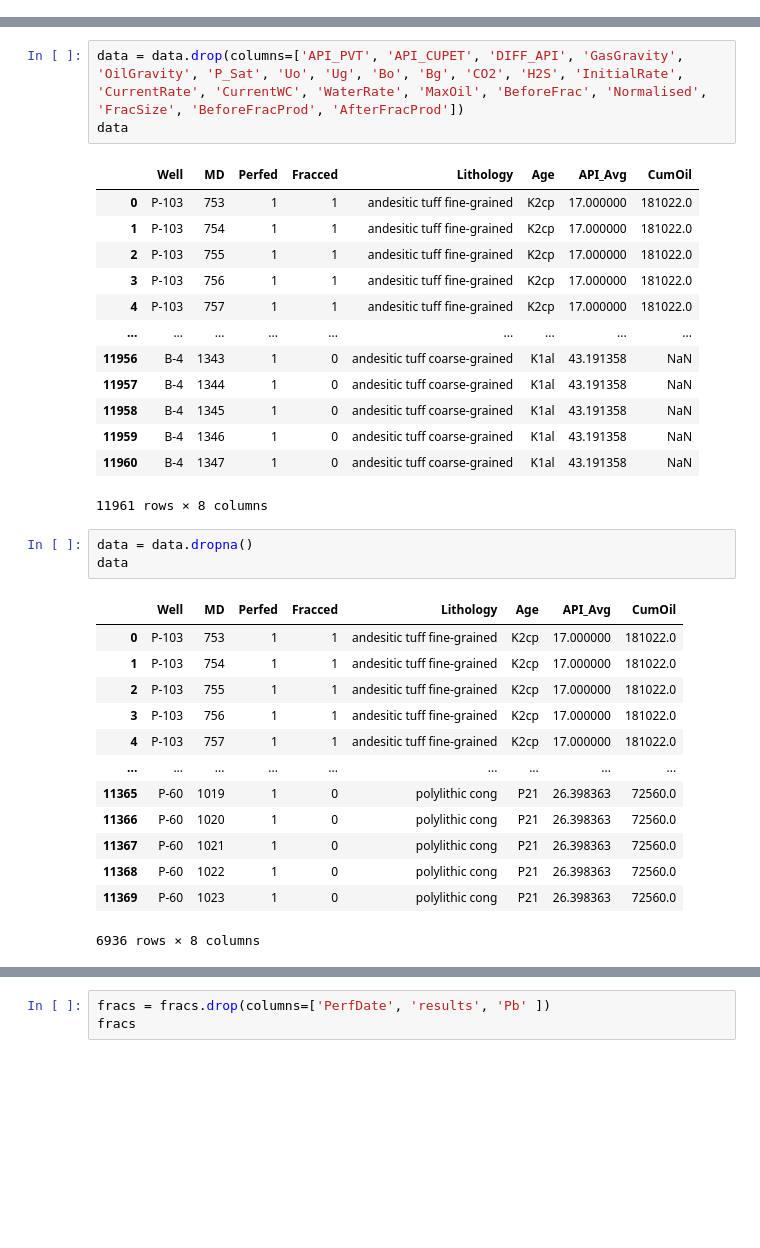
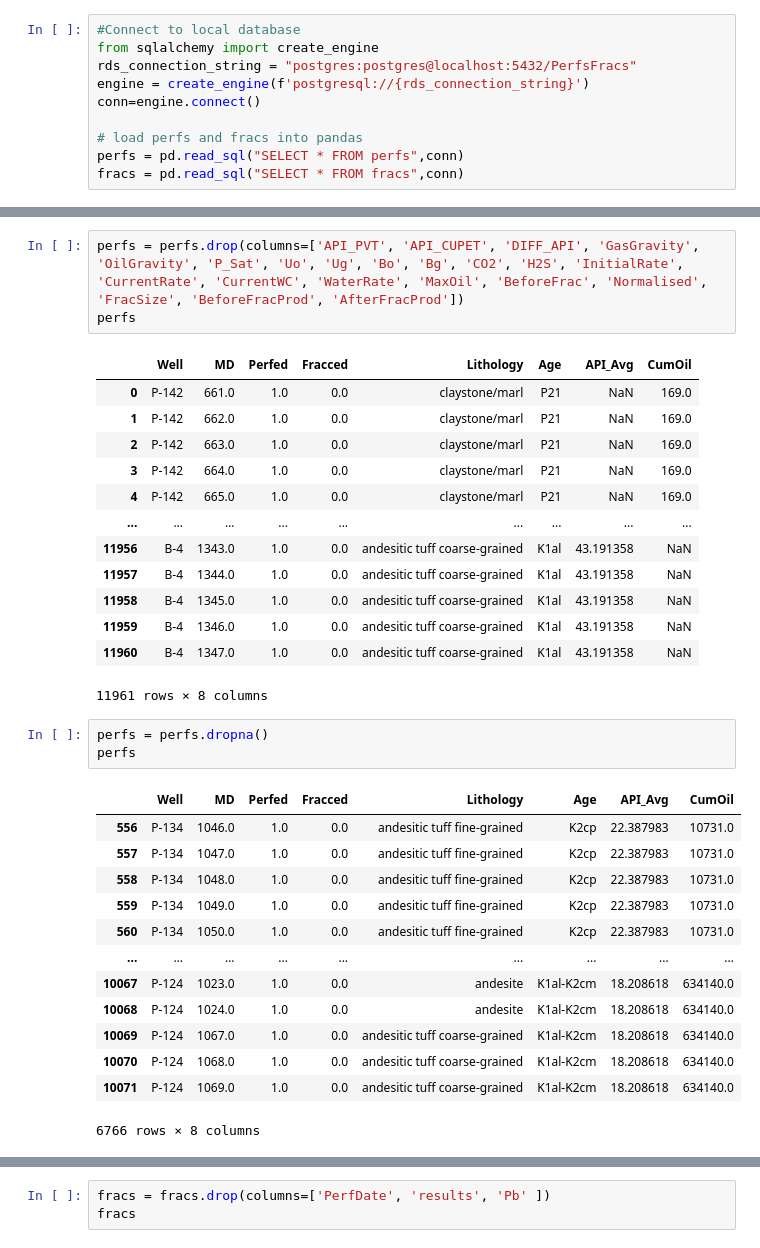
Before and after one commit to Conor134/Final_Project, a Jupyter notebook: Regressor.ipynb, the cells around one changed output, grey strips where cells are left out. Saved outputs shown, nothing was run; the diff lists cells and outputs as text; blank space fills up the shorter version.

```diff
--- a/Regressor.ipynb
+++ b/Regressor.ipynb
@@ -22,0 +16,10 @@ perfs.head()
+# %%
+#Connect to local database
+from sqlalchemy import create_engine
+rds_connection_string = "postgres:postgres@localhost:5432/PerfsFracs"
+engine = create_engine(f'postgresql://{rds_connection_string}')
+conn=engine.connect()
+
+# load perfs and fracs into pandas
+perfs = pd.read_sql("SELECT * FROM perfs",conn)
+fracs = pd.read_sql("SELECT * FROM fracs",conn)
@@ -63,35 +51,35 @@ dtype: object
 # %%
-data = data.drop(columns=['API_PVT', 'API_CUPET', 'DIFF_API', 'GasGravity', 'OilGravity', 'P_Sat', 'Uo', 'Ug', 'Bo', 'Bg', 'CO2', 'H2S', 'InitialRate', 'CurrentRate', 'CurrentWC', 'WaterRate', 'MaxOil', 'BeforeFrac', 'Normalised', 'FracSize', 'BeforeFracProd', 'AfterFracProd'])
-data
+perfs = perfs.drop(columns=['API_PVT', 'API_CUPET', 'DIFF_API', 'GasGravity', 'OilGravity', 'P_Sat', 'Uo', 'Ug', 'Bo', 'Bg', 'CO2', 'H2S', 'InitialRate', 'CurrentRate', 'CurrentWC', 'WaterRate', 'MaxOil', 'BeforeFrac', 'Normalised', 'FracSize', 'BeforeFracProd', 'AfterFracProd'])
+perfs
 # %% [output]
 |  | Well | MD | Perfed | Fracced | Lithology | Age | API_Avg | CumOil |
-| 0 | P-103 | 753 | 1 | 1 | andesitic tuff fine-grained | K2cp | 17.000000 | 181022.0 |
-| 1 | P-103 | 754 | 1 | 1 | andesitic tuff fine-grained | K2cp | 17.000000 | 181022.0 |
-| 2 | P-103 | 755 | 1 | 1 | andesitic tuff fine-grained | K2cp | 17.000000 | 181022.0 |
-| 3 | P-103 | 756 | 1 | 1 | andesitic tuff fine-grained | K2cp | 17.000000 | 181022.0 |
-| 4 | P-103 | 757 | 1 | 1 | andesitic tuff fine-grained | K2cp | 17.000000 | 181022.0 |
+| 0 | P-142 | 661.0 | 1.0 | 0.0 | claystone/marl | P21 | NaN | 169.0 |
+| 1 | P-142 | 662.0 | 1.0 | 0.0 | claystone/marl | P21 | NaN | 169.0 |
+| 2 | P-142 | 663.0 | 1.0 | 0.0 | claystone/marl | P21 | NaN | 169.0 |
+| 3 | P-142 | 664.0 | 1.0 | 0.0 | claystone/marl | P21 | NaN | 169.0 |
+| 4 | P-142 | 665.0 | 1.0 | 0.0 | claystone/marl | P21 | NaN | 169.0 |
 | ... | ... | ... | ... | ... | ... | ... | ... | ... |
-| 11956 | B-4 | 1343 | 1 | 0 | andesitic tuff coarse-grained | K1al | 43.191358 | NaN |
-| 11957 | B-4 | 1344 | 1 | 0 | andesitic tuff coarse-grained | K1al | 43.191358 | NaN |
-| 11958 | B-4 | 1345 | 1 | 0 | andesitic tuff coarse-grained | K1al | 43.191358 | NaN |
-| 11959 | B-4 | 1346 | 1 | 0 | andesitic tuff coarse-grained | K1al | 43.191358 | NaN |
-| 11960 | B-4 | 1347 | 1 | 0 | andesitic tuff coarse-grained | K1al | 43.191358 | NaN |
+| 11956 | B-4 | 1343.0 | 1.0 | 0.0 | andesitic tuff coarse-grained | K1al | 43.191358 | NaN |
+| 11957 | B-4 | 1344.0 | 1.0 | 0.0 | andesitic tuff coarse-grained | K1al | 43.191358 | NaN |
+| 11958 | B-4 | 1345.0 | 1.0 | 0.0 | andesitic tuff coarse-grained | K1al | 43.191358 | NaN |
+| 11959 | B-4 | 1346.0 | 1.0 | 0.0 | andesitic tuff coarse-grained | K1al | 43.191358 | NaN |
+| 11960 | B-4 | 1347.0 | 1.0 | 0.0 | andesitic tuff coarse-grained | K1al | 43.191358 | NaN |
 11961 rows × 8 columns
-# %%
-data = data.dropna()
-data
-# %% [output]
-|  | Well | MD | Perfed | Fracced | Lithology | Age | API_Avg | CumOil |
-| 0 | P-103 | 753 | 1 | 1 | andesitic tuff fine-grained | K2cp | 17.000000 | 181022.0 |
-| 1 | P-103 | 754 | 1 | 1 | andesitic tuff fine-grained | K2cp | 17.000000 | 181022.0 |
-| 2 | P-103 | 755 | 1 | 1 | andesitic tuff fine-grained | K2cp | 17.000000 | 181022.0 |
-| 3 | P-103 | 756 | 1 | 1 | andesitic tuff fine-grained | K2cp | 17.000000 | 181022.0 |
-| 4 | P-103 | 757 | 1 | 1 | andesitic tuff fine-grained | K2cp | 17.000000 | 181022.0 |
-| ... | ... | ... | ... | ... | ... | ... | ... | ... |
-| 11365 | P-60 | 1019 | 1 | 0 | polylithic cong | P21 | 26.398363 | 72560.0 |
-| 11366 | P-60 | 1020 | 1 | 0 | polylithic cong | P21 | 26.398363 | 72560.0 |
-| 11367 | P-60 | 1021 | 1 | 0 | polylithic cong | P21 | 26.398363 | 72560.0 |
-| 11368 | P-60 | 1022 | 1 | 0 | polylithic cong | P21 | 26.398363 | 72560.0 |
-| 11369 | P-60 | 1023 | 1 | 0 | polylithic cong | P21 | 26.398363 | 72560.0 |
-6936 rows × 8 columns
+# %%
+perfs = perfs.dropna()
+perfs
+# %% [output]
+|  | Well | MD | Perfed | Fracced | Lithology | Age | API_Avg | CumOil |
+| 556 | P-134 | 1046.0 | 1.0 | 0.0 | andesitic tuff fine-grained | K2cp | 22.387983 | 10731.0 |
+| 557 | P-134 | 1047.0 | 1.0 | 0.0 | andesitic tuff fine-grained | K2cp | 22.387983 | 10731.0 |
+| 558 | P-134 | 1048.0 | 1.0 | 0.0 | andesitic tuff fine-grained | K2cp | 22.387983 | 10731.0 |
+| 559 | P-134 | 1049.0 | 1.0 | 0.0 | andesitic tuff fine-grained | K2cp | 22.387983 | 10731.0 |
+| 560 | P-134 | 1050.0 | 1.0 | 0.0 | andesitic tuff fine-grained | K2cp | 22.387983 | 10731.0 |
+| ... | ... | ... | ... | ... | ... | ... | ... | ... |
+| 10067 | P-124 | 1023.0 | 1.0 | 0.0 | andesite | K1al-K2cm | 18.208618 | 634140.0 |
+| 10068 | P-124 | 1024.0 | 1.0 | 0.0 | andesite | K1al-K2cm | 18.208618 | 634140.0 |
+| 10069 | P-124 | 1067.0 | 1.0 | 0.0 | andesitic tuff coarse-grained | K1al-K2cm | 18.208618 | 634140.0 |
+| 10070 | P-124 | 1068.0 | 1.0 | 0.0 | andesitic tuff coarse-grained | K1al-K2cm | 18.208618 | 634140.0 |
+| 10071 | P-124 | 1069.0 | 1.0 | 0.0 | andesitic tuff coarse-grained | K1al-K2cm | 18.208618 | 634140.0 |
+6766 rows × 8 columns
 # %%
```
Also changed, not shown: parts of 32 cells of this notebook, 23 other files.
